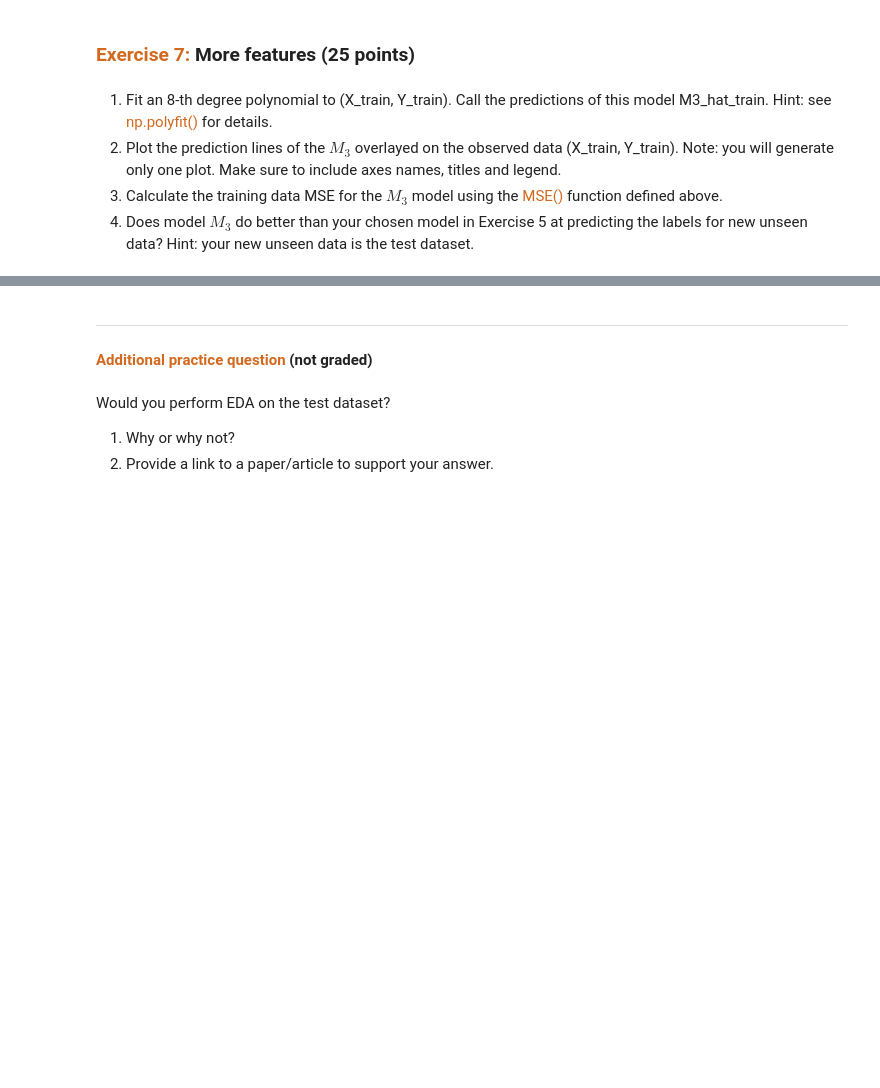
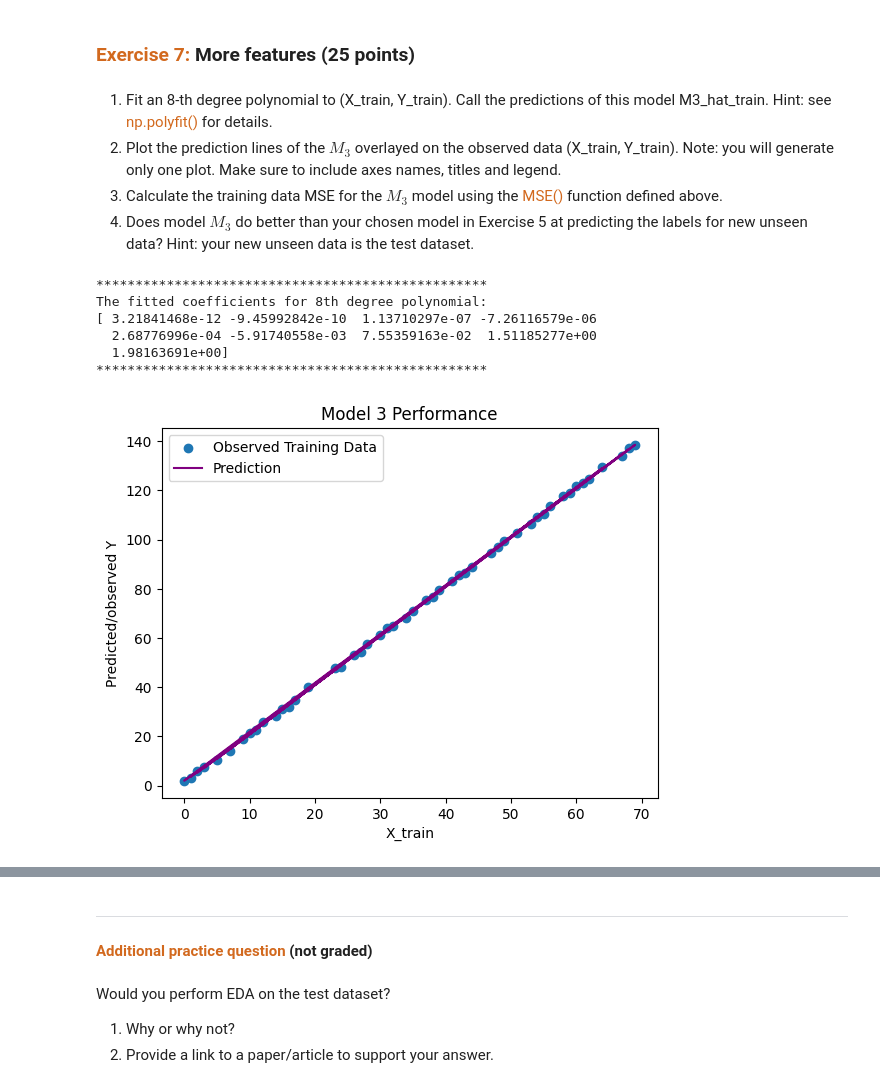
Before and after one commit to dabingougou/207, a Jupyter notebook: module_2/w207_assignment_1_week2.ipynb, the cells around one changed output, grey strips where cells are left out. Cells and saved outputs as stored; diff of their text form; code cells hidden in the pictures; blank space fills up the shorter version.

```diff
--- a/module_2/w207_assignment_1_week2.ipynb
+++ b/module_2/w207_assignment_1_week2.ipynb
@@ -224,3 +240,13 @@ How well do our models generalize? The test dataset serves as a proxy for unseen
 1. Write a function for computing the MSE metric based on the provided definition;
 2. Utilizing this function, calculate the training data MSE for the two models, $M_1$ and $M_2$.
 3. Comment on which model fits the training data better.
+# %%
+type(Y_train)
+M1_hat_train.shape
+
+a = np.array([1, 3])
+
+b = np.array([4, 5])
+
+print((b - a))
+(np.square(b - a).sum()) / len(b)
@@ -227,4 +256,9 @@ How well do our models generalize? The test dataset serves as a proxy for unseen
 # %%
 # YOUR CODE HERE
 def MSE(true_values, predicted_values):
-  """Return the MSE between true_values and predicted values."""
+  """Return the MSE between true_values and predicted values.
+  true_values: a n by 1 nd numpy array
+  predicted_values: a n by 1 nd numpy array
+  """
+  return (np.square(predicted_values - true_values).sum()) / len(true_values)
+MSE(Y_train, M1_hat_train)
@@ -249,0 +330,58 @@ def MSE(true_values, predicted_values):
+# %%
+# YOUR CODE HERE
+
+# Task 1
+# Fit 8th polynomial
+coefficients = np.polyfit(X_train, Y_train, deg=8)
+print(50*"*")
+print(f"The fitted coefficients for 8th degree polynomial:\n{coefficients}")
+poly_function = np.poly1d(coefficients)
+poly_function(X_train)
+
+# Define a funciton to compute M3 prediction from input
+def M3(feature):
+    poly_function = np.poly1d(coefficients)
+    return poly_function(feature)
+
+M3_hat_train = M3(X_train)
+
+
+# Task 2: Plot
+fig, ax = plt.subplots()
+
+ax.scatter(X_train, Y_train,
+           label="Observed Training Data")
+ax.plot(X_train, M3_hat_train,
+        color="purple",
+        label="Prediction")
+
+ax.set_title("Model 3 Performance")
+ax.set_xlabel("X_train")
+ax.set_ylabel("Predicted/observed Y")
+ax.legend(loc="upper left")
+print(50*"*")
+plt.show()
+
+# Task 3: MSE for training data
+MSE_M3_train = MSE(true_values=Y_train, predicted_values=M3_hat_train)
+print(50*"*")
+print(f"Training data MSE: {MSE_M3_train:.2f}")
+
+# Compute MSE for unseen (test) data
+M3_hat_test = M3(X_test)
+MSE_M3_test = MSE(true_values=Y_test, predicted_values=M3_hat_test)
+
+# Print out
+print(50*"*")
+print("For M3:")
+print(f"The training MSE is {MSE_M3_train:.2f}")
+print(f"The test MSE is {MSE_M3_test:.2f}")
+print("Please see comment in the markdown cell below.")
+# %% [output]
+**************************************************
+The fitted coefficients for 8th degree polynomial:
+[ 3.21841468e-12 -9.45992842e-10  1.13710297e-07 -7.26116579e-06
+  2.68776996e-04 -5.91740558e-03  7.55359163e-02  1.51185277e+00
+  1.98163691e+00]
+**************************************************
+[figure, added]
```
Also changed, not shown: parts of 14 cells of this notebook.
